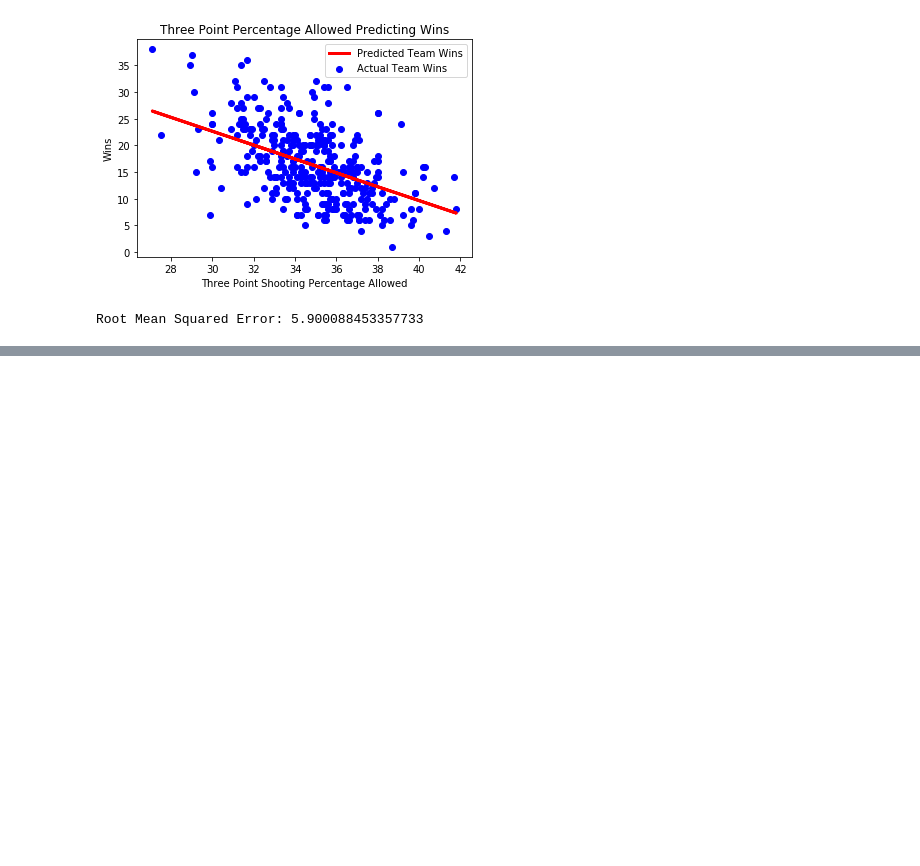
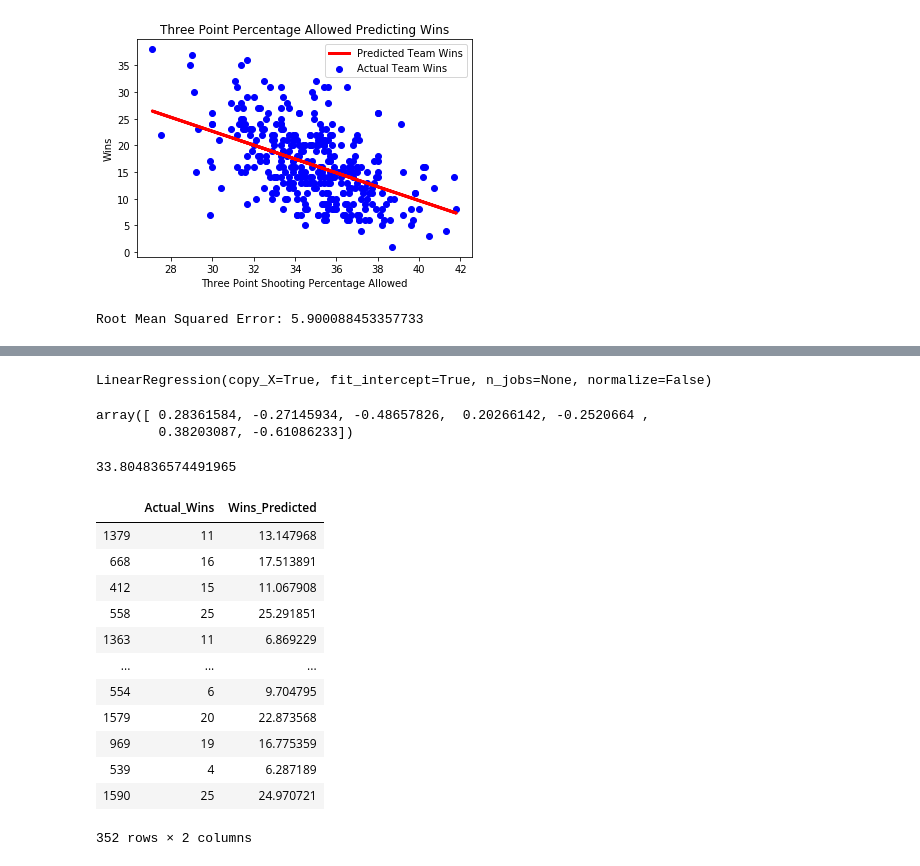
Before and after one commit to ChrisFiorentine/mod2_project, a Jupyter notebook: Final_notebook.ipynb, the cells around one changed output, grey strips where cells are left out. Saved outputs shown, nothing was run; the diff lists cells and outputs as text; code cells hidden in the pictures; blank space fills up the shorter version.

```diff
--- a/Final_notebook.ipynb
+++ b/Final_notebook.ipynb
@@ -1081,0 +1127,13 @@ Root Mean Squared Error: 5.900088453357733
+# %%
+lr8.fit(X8_train, Y8_train)
+# %% [output]
+LinearRegression(copy_X=True, fit_intercept=True, n_jobs=None, normalize=False)
+# %%
+lr8.coef_
+# %% [output]
+array([ 0.28361584, -0.27145934, -0.48657826,  0.20266142, -0.2520664 ,
+        0.38203087, -0.61086233])
+# %%
+lr8.intercept_
+# %% [output]
+33.804836574491965
@@ -1081,0 +1144,16 @@ Root Mean Squared Error: 5.900088453357733
+# %%
+wins_pred_df
+# %% [output]
+|  | Actual_Wins | Wins_Predicted |
+| 1379 | 11 | 13.147968 |
+| 668 | 16 | 17.513891 |
+| 412 | 15 | 11.067908 |
+| 558 | 25 | 25.291851 |
+| 1363 | 11 | 6.869229 |
+| ... | ... | ... |
+| 554 | 6 | 9.704795 |
+| 1579 | 20 | 22.873568 |
+| 969 | 19 | 16.775359 |
+| 539 | 4 | 6.287189 |
+| 1590 | 25 | 24.970721 |
+352 rows × 2 columns
```
Also changed, not shown: parts of 12 cells of this notebook.
